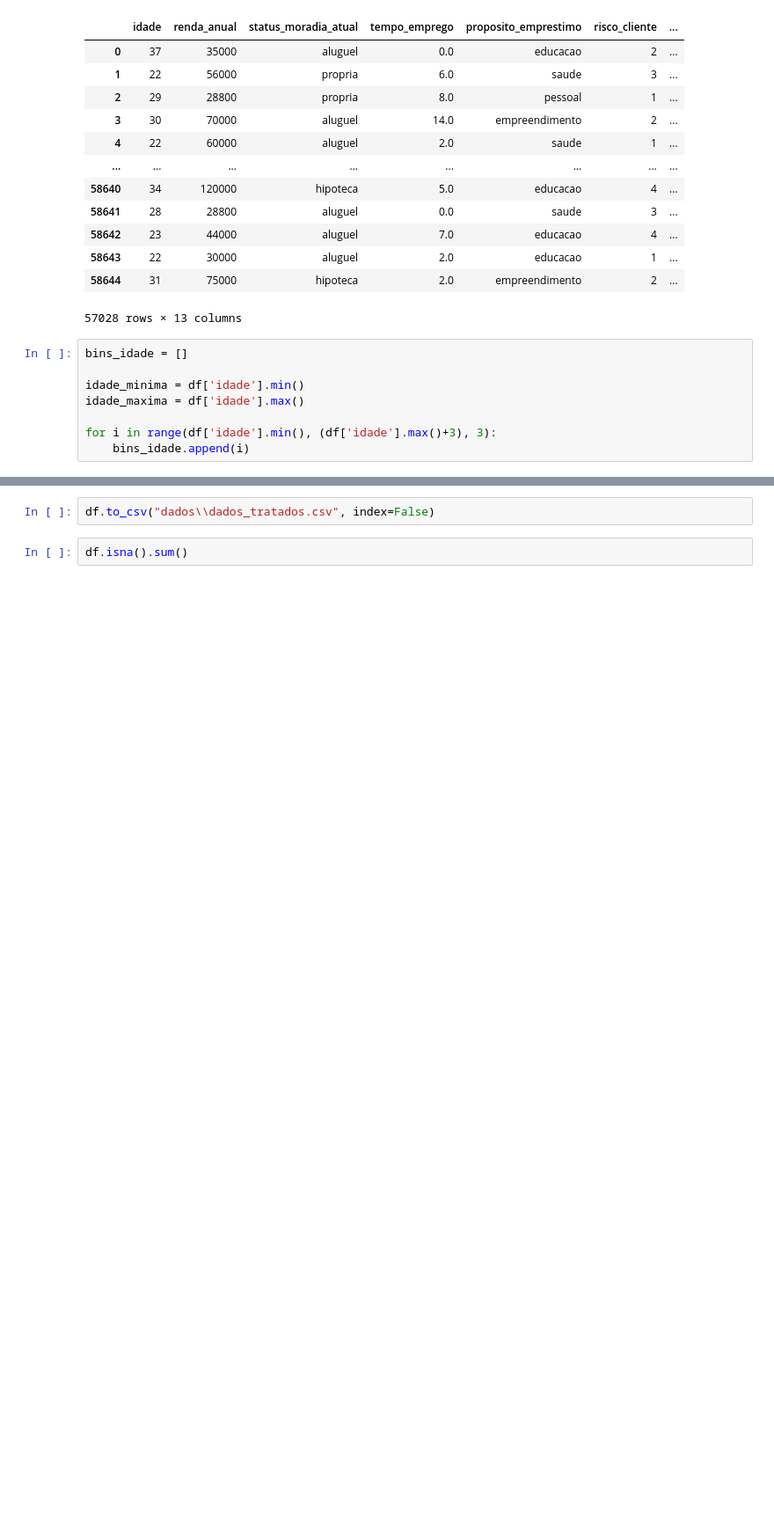
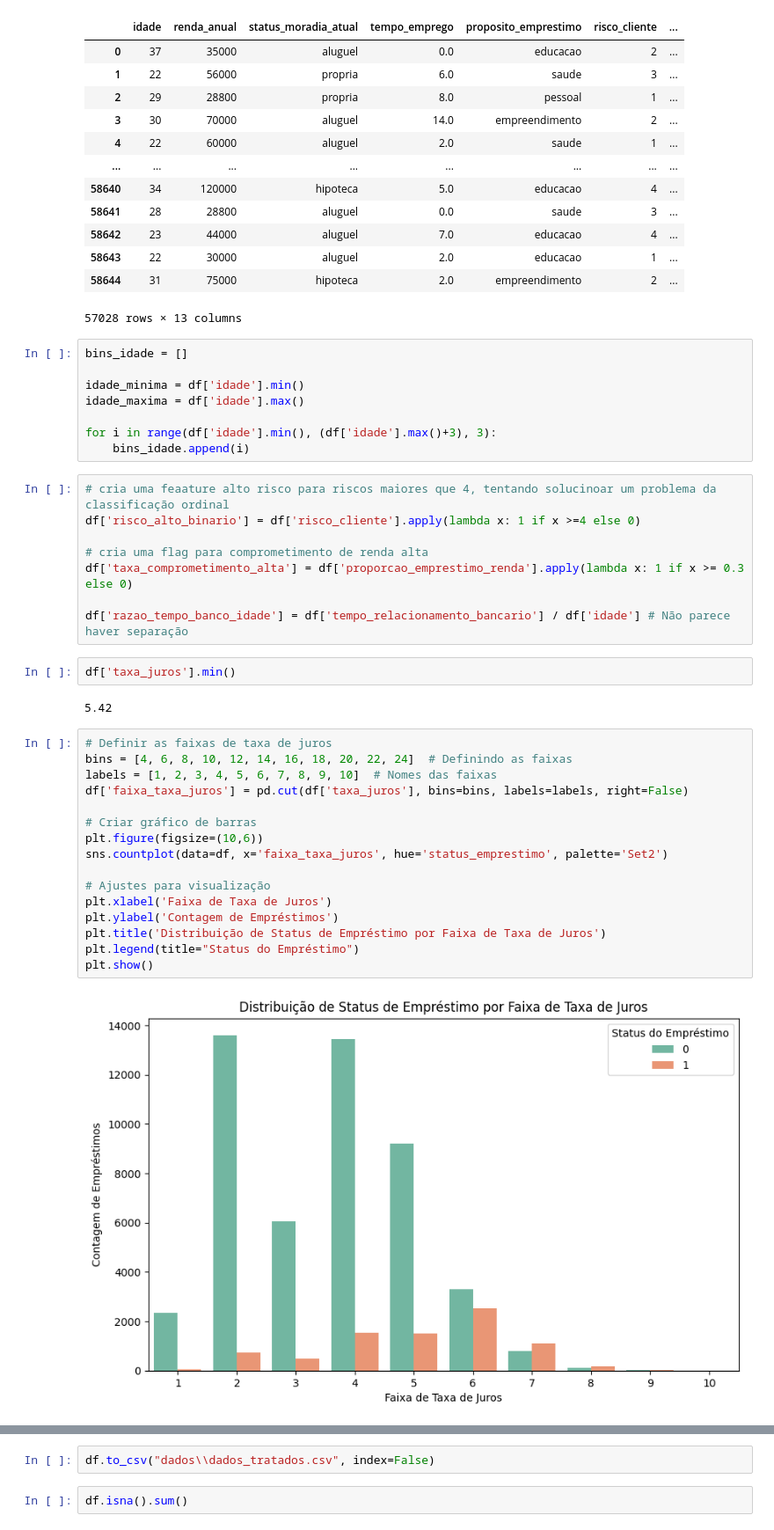
Before and after one commit to andrefeitosa9/projeto-machinelearningI, a Jupyter notebook: Notebook EDA.ipynb, the cells around one changed output, grey strips where cells are left out. Shown: that part at 88% size. Drawn from its saved outputs; the diff is of its cells as text; blank space fills up the shorter version.

```diff
--- a/Notebook EDA.ipynb
+++ b/Notebook EDA.ipynb
@@ -535,6 +535,36 @@ idade_maxima = df['idade'].max()
 
 for i in range(df['idade'].min(), (df['idade'].max()+3), 3):
     bins_idade.append(i)
+# %%
+# cria uma feaature alto risco para riscos maiores que 4, tentando solucinoar um problema da classificação ordinal
+df['risco_alto_binario'] = df['risco_cliente'].apply(lambda x: 1 if x >=4 else 0)
+
+# cria uma flag para comprometimento de renda alta
+df['taxa_comprometimento_alta'] = df['proporcao_emprestimo_renda'].apply(lambda x: 1 if x >= 0.3 else 0)
+
+df['razao_tempo_banco_idade'] = df['tempo_relacionamento_bancario'] / df['idade'] # Não parece haver separação
+# %%
+df['taxa_juros'].min()
+# %% [output]
+5.42
+# %%
+# Definir as faixas de taxa de juros
+bins = [4, 6, 8, 10, 12, 14, 16, 18, 20, 22, 24]  # Definindo as faixas
+labels = [1, 2, 3, 4, 5, 6, 7, 8, 9, 10]  # Nomes das faixas
+df['faixa_taxa_juros'] = pd.cut(df['taxa_juros'], bins=bins, labels=labels, right=False)
+
+# Criar gráfico de barras
+plt.figure(figsize=(10,6))
+sns.countplot(data=df, x='faixa_taxa_juros', hue='status_emprestimo', palette='Set2')
+
+# Ajustes para visualização
+plt.xlabel('Faixa de Taxa de Juros')
+plt.ylabel('Contagem de Empréstimos')
+plt.title('Distribuição de Status de Empréstimo por Faixa de Taxa de Juros')
+plt.legend(title="Status do Empréstimo")
+plt.show()
+# %% [output]
+[figure, added]
 # %%
 # Só rodar se for pra usar no teste1-modelagem. Se for pra EDA, comenta essa célula
 
```
Also changed, not shown: parts of 2 cells of this notebook, 6 other files.
